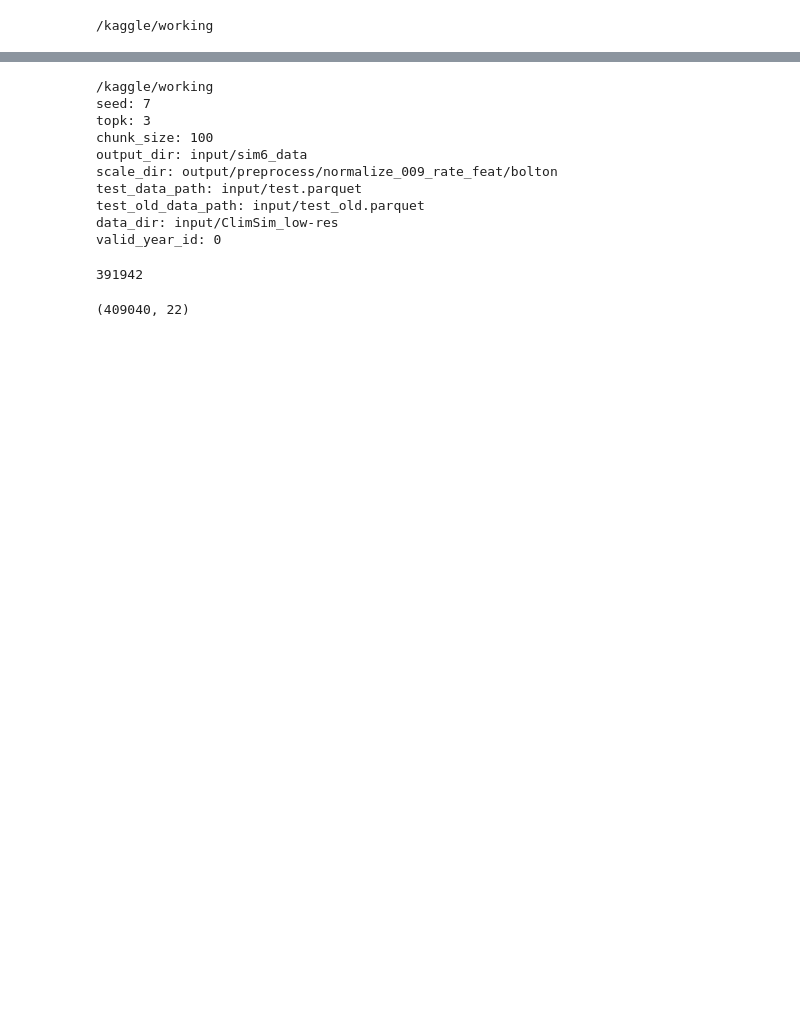
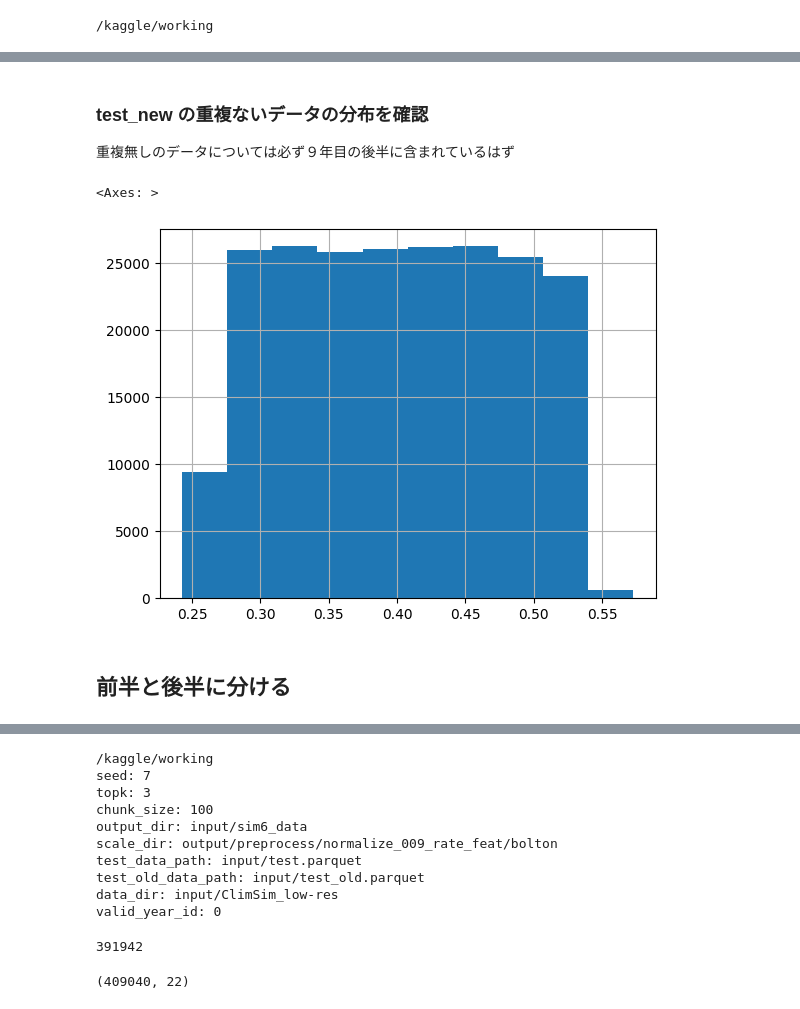
Before and after one commit to unonao/kaggle-leap, a Jupyter notebook: notebook/2024-07-10_join_hack.ipynb, the cells around one changed output, grey strips where cells are left out. Saved outputs shown, nothing was run; the diff lists cells and outputs as text; code cells hidden in the pictures; blank space fills up the shorter version.

```diff
--- a/notebook/2024-07-10_join_hack.ipynb
+++ b/notebook/2024-07-10_join_hack.ipynb
@@ -115,0 +100,18 @@ shape: (625_000, 7)
+# %% [markdown]
+### test_new の重複ないデータの分布を確認
+
+重複無しのデータについては必ず９年目の後半に含まれているはず
+# %%
+no_duplicated = test_info_df.with_columns(
+    (pl.count("day").over(["no_year_timestamp", "location"]) == 2).alias(
+        "is_duplicated"
+    )
+).filter(pl.col("is_duplicated") == False)
+
+
+no_duplicated["pred"].to_pandas().hist()
+# %% [output]
+<Axes: >
+[figure, added]
+# %% [markdown]
+## 前半と後半に分ける
```
Also changed, not shown: parts of 14 cells of this notebook, 3 other files.
